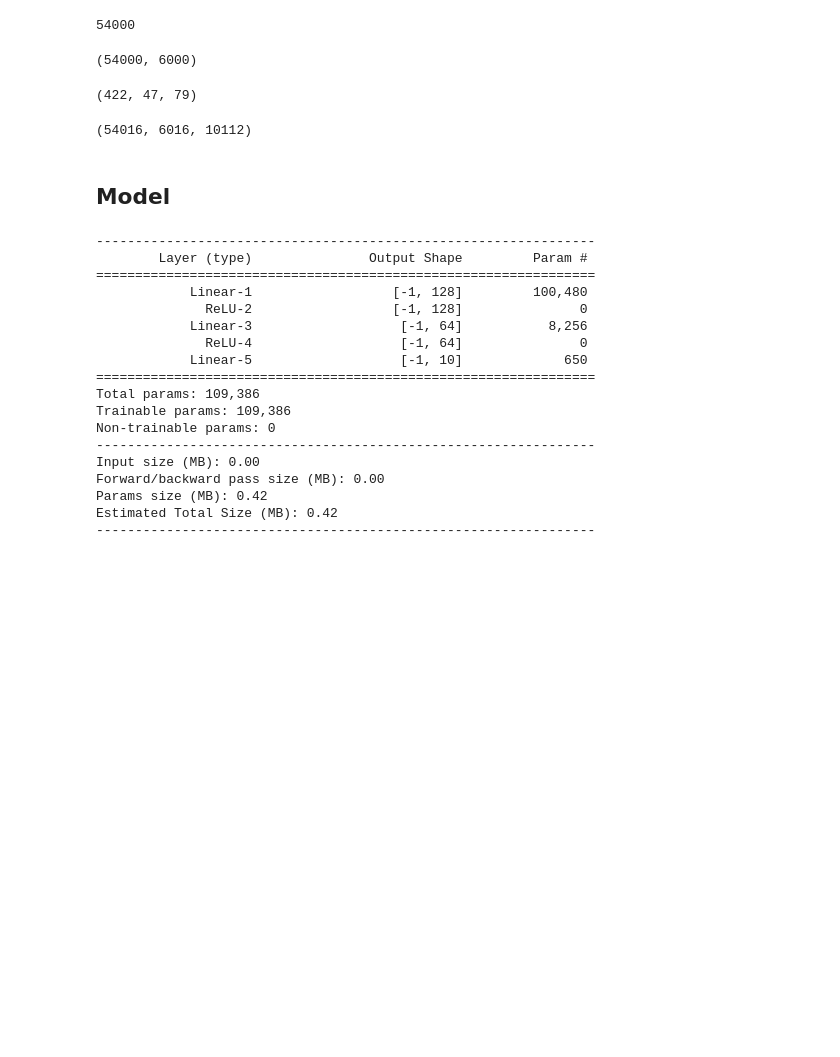
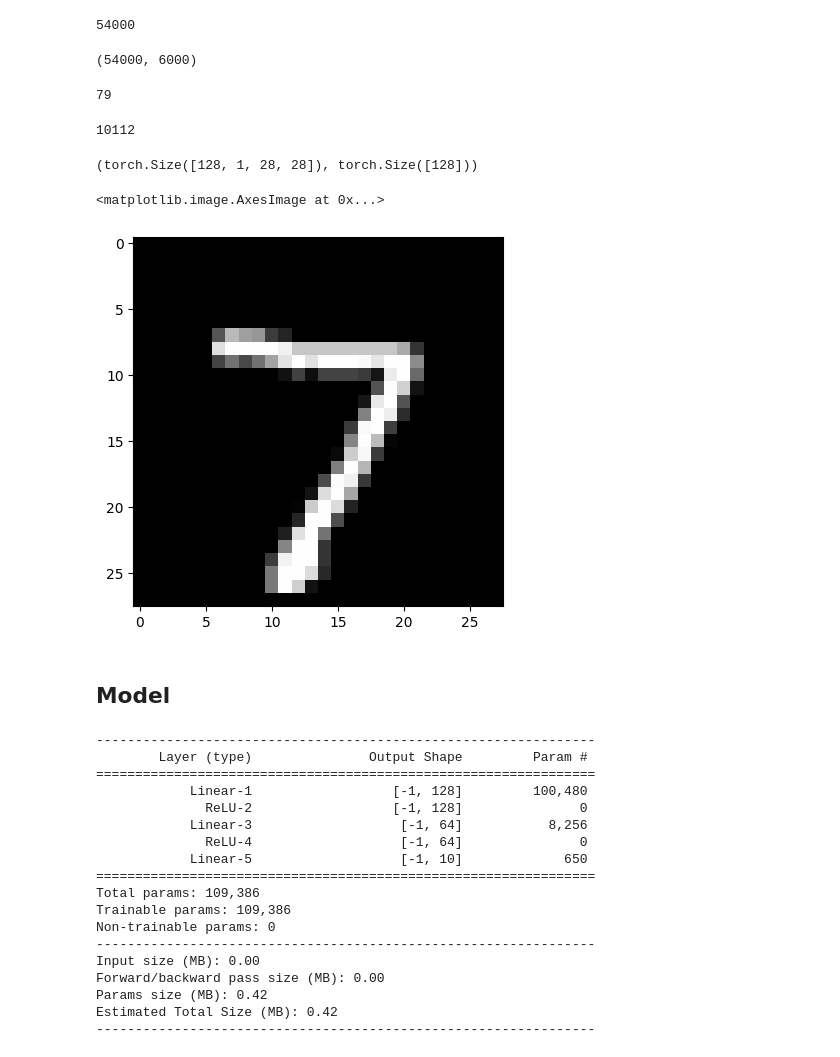
Before and after one commit to gouherdanish/mnist_classification, a Jupyter notebook: poc.ipynb, the cells around one changed output. Cells and saved outputs as stored; diff of their text form; code cells hidden in the pictures; blank space fills up the shorter version.

```diff
--- a/poc.ipynb
+++ b/poc.ipynb
@@ -189,12 +191,25 @@ val_loader = DataLoader(dataset=valid_ds, shuffle=False, batch_size=128)
 test_loader = DataLoader(dataset=test_ds, shuffle=False, batch_size=128)
 # %%
-len(train_loader), len(val_loader), len(test_loader)
+# len(train_loader), len(val_loader), len(test_loader)
+len(test_loader)
 # %% [output]
-(422, 47, 79)
+79
 # %%
-len(train_loader)*128, len(val_loader)*128, len(test_loader)*128
+# len(train_loader)*128, len(val_loader)*128, len(test_loader)*128
+len(test_loader)*128
 # %% [output]
-(54016, 6016, 10112)
+10112
+# %%
+X, y = next(iter(test_loader))
+# %%
+X.shape, y.shape
+# %% [output]
+(torch.Size([128, 1, 28, 28]), torch.Size([128]))
+# %%
+plt.imshow(X[0].squeeze().numpy(),cmap='gray')
+# %% [output]
+<matplotlib.image.AxesImage at 0x...>
+[figure, added]
 # %% [markdown]
 ## Model
 # %%
```
Also changed, not shown: parts of 3 cells of this notebook.
